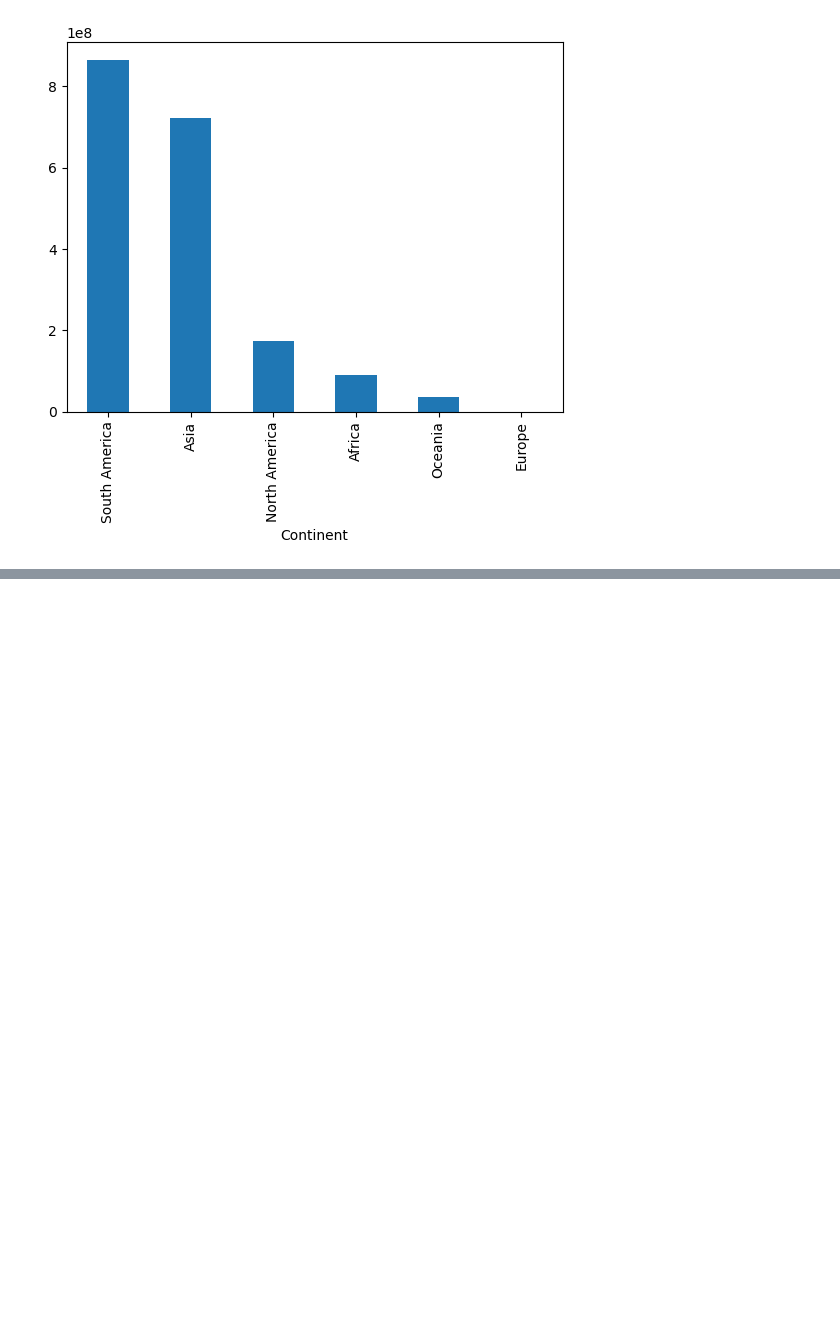
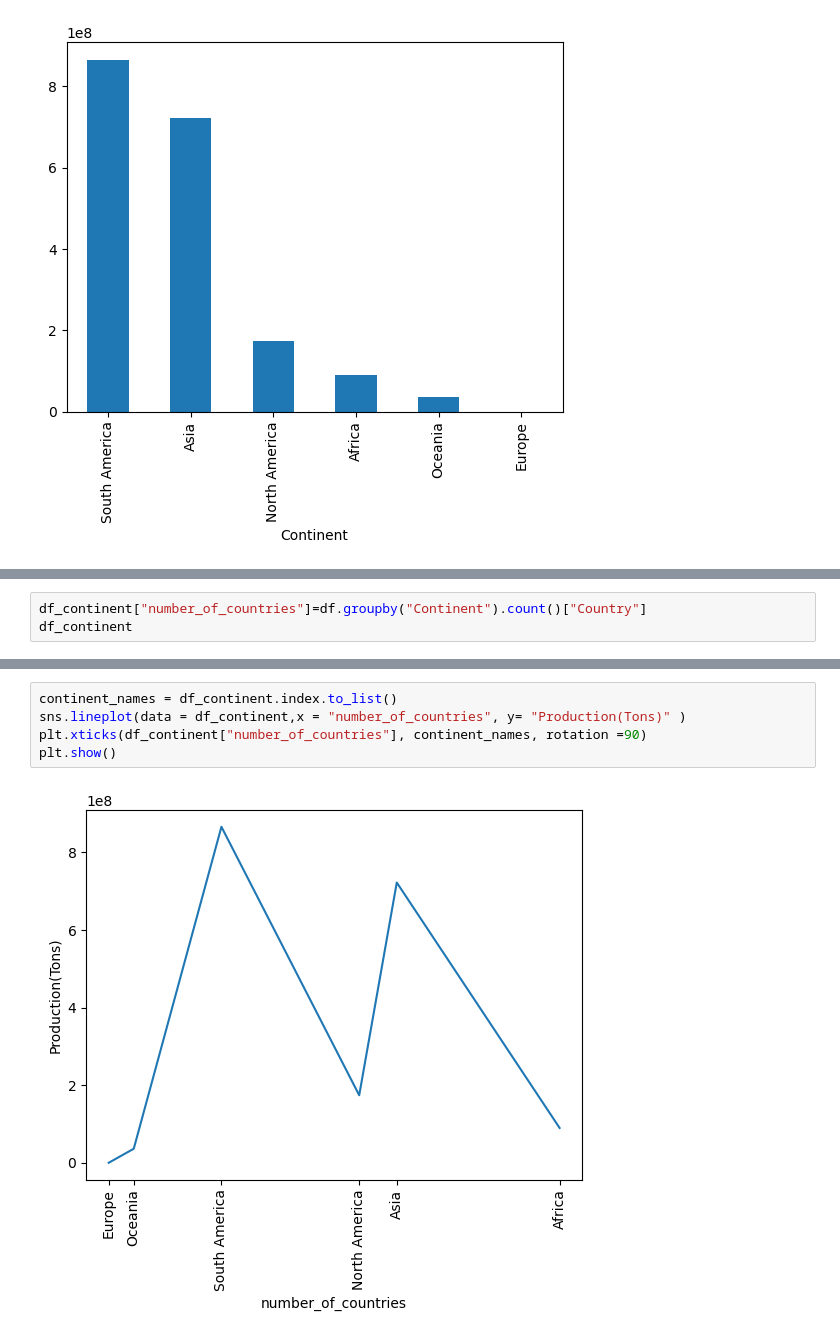
Before and after one commit to muskan-96/Data_Analysis_Projects, a Jupyter notebook: Sugarcane_Production_EDA/Sugarcane EDA.ipynb, the cells around one changed output, grey strips where cells are left out. Saved outputs shown, nothing was run; the diff lists cells and outputs as text; blank space fills up the shorter version.

```diff
--- a/Sugarcane_Production_EDA/Sugarcane EDA.ipynb
+++ b/Sugarcane_Production_EDA/Sugarcane EDA.ipynb
@@ -355,0 +369,3 @@ df_continent["Production(Tons)"].sort_values(ascending =  False).plot(kind = "ba
+# %%
+df_continent["number_of_countries"]=df.groupby("Continent").count()["Country"]
+df_continent
@@ -355,0 +381,7 @@ df_continent["Production(Tons)"].sort_values(ascending =  False).plot(kind = "ba
+# %%
+continent_names = df_continent.index.to_list()
+sns.lineplot(data = df_continent,x = "number_of_countries", y= "Production(Tons)" )
+plt.xticks(df_continent["number_of_countries"], continent_names, rotation =90)
+plt.show()
+# %% [output]
+[figure, added]
```
Also changed, not shown: parts of 21 cells of this notebook, 1 other file.
